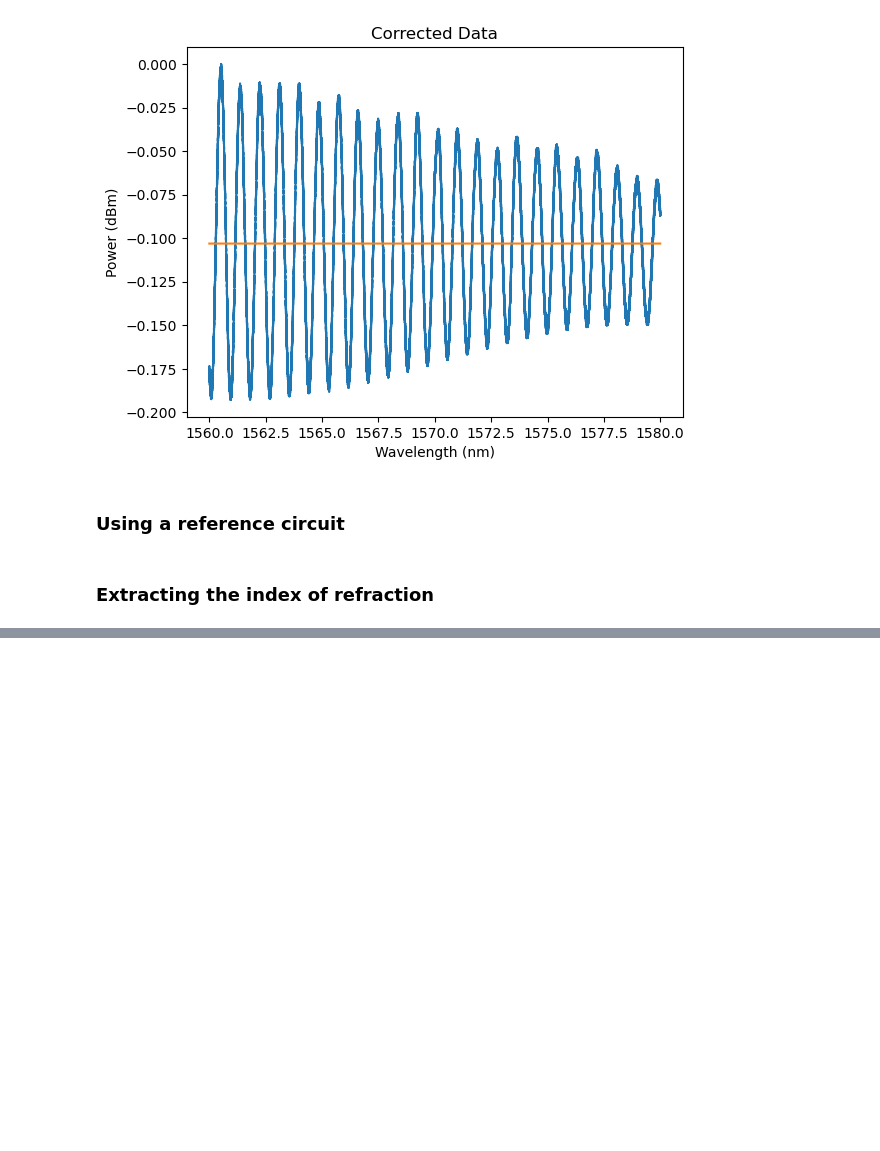
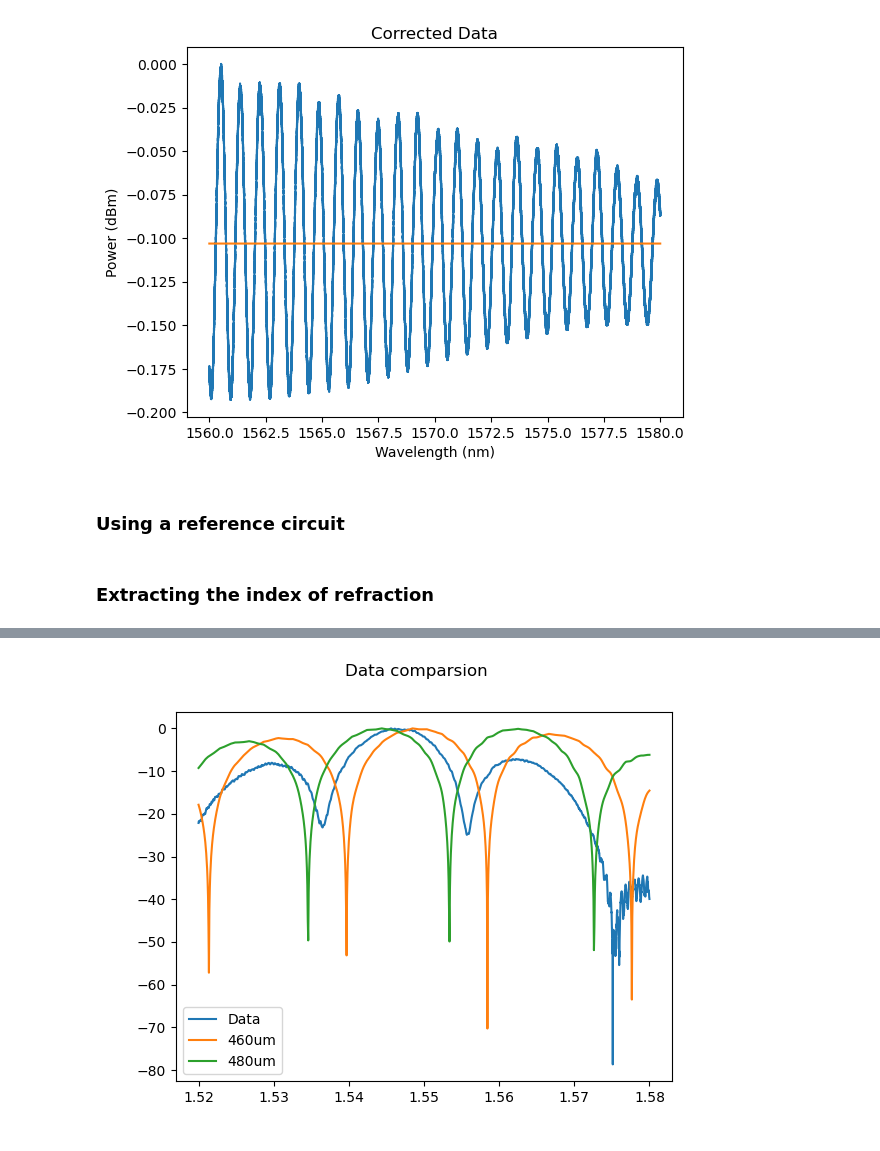
Before and after one commit to BYUCamachoLab/Photonics-Bootcamp, a Jupyter notebook: book/pages/analyzing_circuits.ipynb, the cells around one changed output, grey strips where cells are left out. Saved outputs shown, nothing was run; the diff lists cells and outputs as text; code cells hidden in the pictures; blank space fills up the shorter version.

```diff
--- a/book/pages/analyzing_circuits.ipynb
+++ b/book/pages/analyzing_circuits.ipynb
@@ -82,0 +254,20 @@ plt.show()
+# %%
+scan_data = data['scandata']
+wl_data=scan_data[0][0][0][0]*10**6
+power=scan_data[0][0][1]
+power_t=np.transpose(power[:,1])-np.max(power)
+
+S_460 = mzi(wl=wl, long_wg={"length": 180.0,"width":460,"height":220}, short_wg={"length": 150.0,"width":460,"height":220})
+S_480 = mzi(wl=wl, long_wg={"length": 180.0,"width":480,"height":220}, short_wg={"length": 150.0,"width":480,"height":220})
+mag_460 = jnp.abs(S_460["out", "in"])**2
+mag_480 = jnp.abs(S_480["out", "in"])**2
+mag_norm_460=10*jnp.log10(mag_460)-np.max(10*jnp.log10(mag_460))
+mag_norm_480=10*jnp.log10(mag_480)-np.max(10*jnp.log10(mag_480))
+plt.plot(wl_data,power_t,label="Data")
+plt.plot(wl, mag_norm_460,label="460um")
+plt.plot(wl, mag_norm_480,label="480um")
+plt.legend(loc="best")
+plt.suptitle("Data comparsion")
+plt.show()
+# %% [output]
+[figure, added]
```
Also changed, not shown: parts of 15 cells of this notebook.
